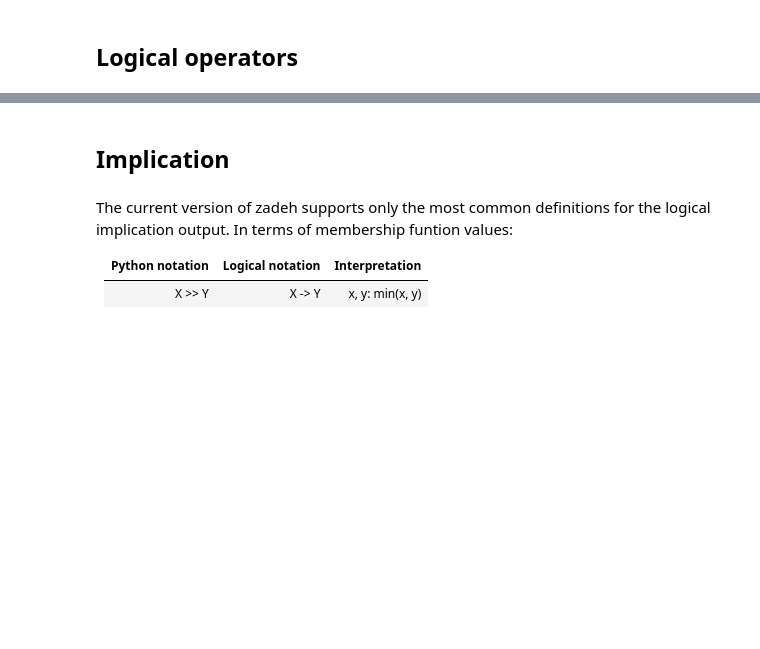
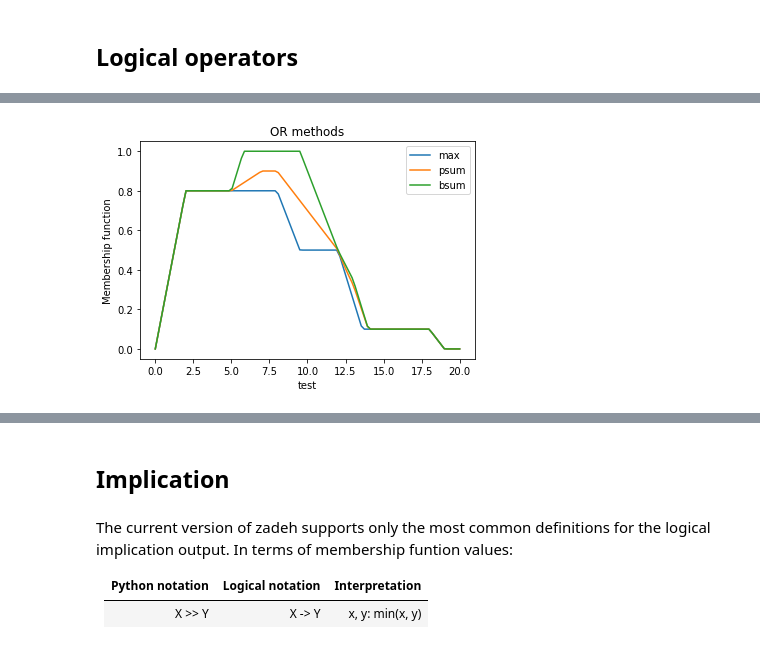
Before and after one commit to Dih5/zadeh, a Jupyter notebook: docs/advanced-fis-config.ipynb, the cells around one changed output, grey strips where cells are left out. Saved outputs shown, nothing was run; the diff lists cells and outputs as text; code cells hidden in the pictures; blank space fills up the shorter version.

```diff
--- a/docs/advanced-fis-config.ipynb
+++ b/docs/advanced-fis-config.ipynb
@@ -19,0 +31,17 @@ The current version of zadeh supports only the most common definitions for the l
+# %%
+for method in ["max", "psum", "bsum"]:
+    with zadeh.set_fuzzy_context(zadeh.FuzzyContext(OR=method)):
+        test = zadeh.FuzzyVariable(
+            zadeh.FloatDomain("test", 0, 20, 100),
+            {
+                method: 0.8 * zadeh.TrapezoidalFuzzySet(0, 2, 8, 12)
+                | 0.5 * zadeh.TrapezoidalFuzzySet(5, 7, 12, 14)
+                | 0.1 * zadeh.TrapezoidalFuzzySet(12, 13, 18, 19),
+            },
+        )
+        test.plot()
+
+plt.title("OR methods")
+plt.show()
+# %% [output]
+[figure, added]
```
Also changed, not shown: parts of 5 cells of this notebook, 6 other files.
